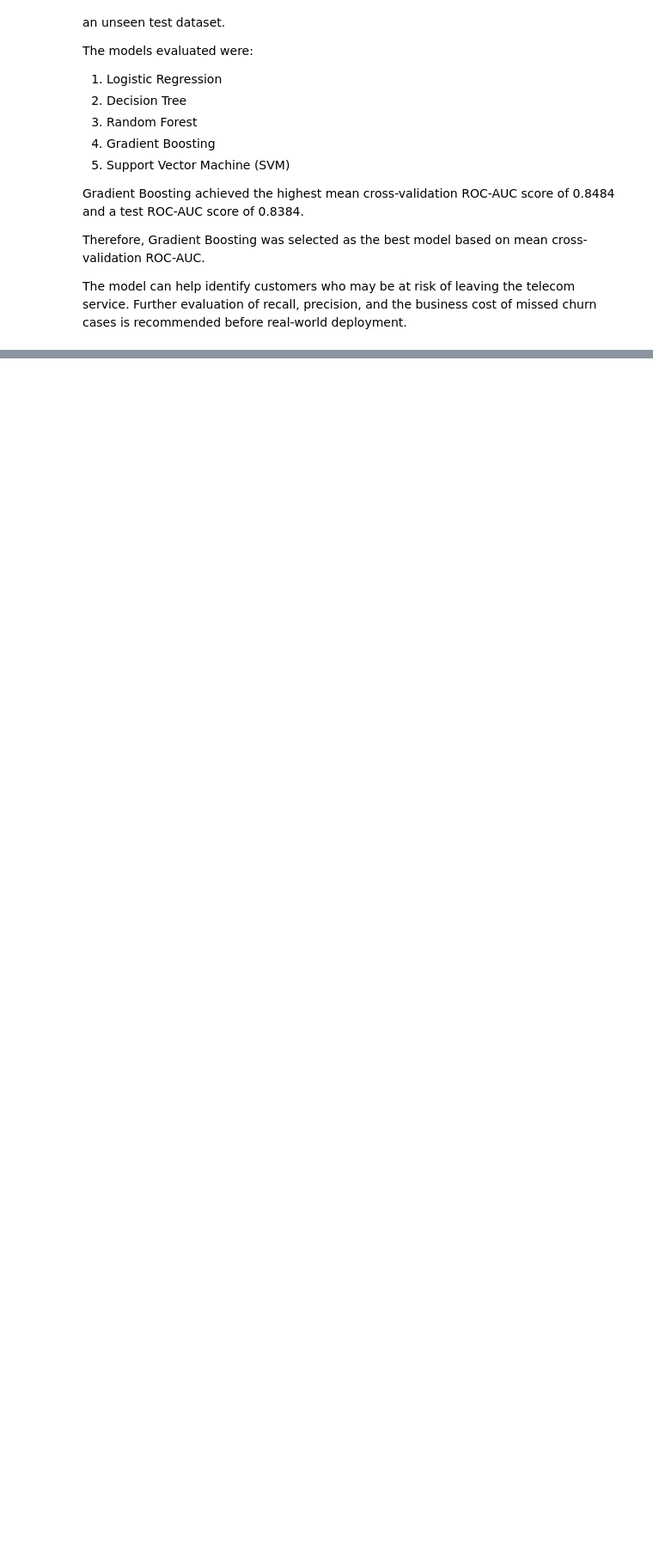
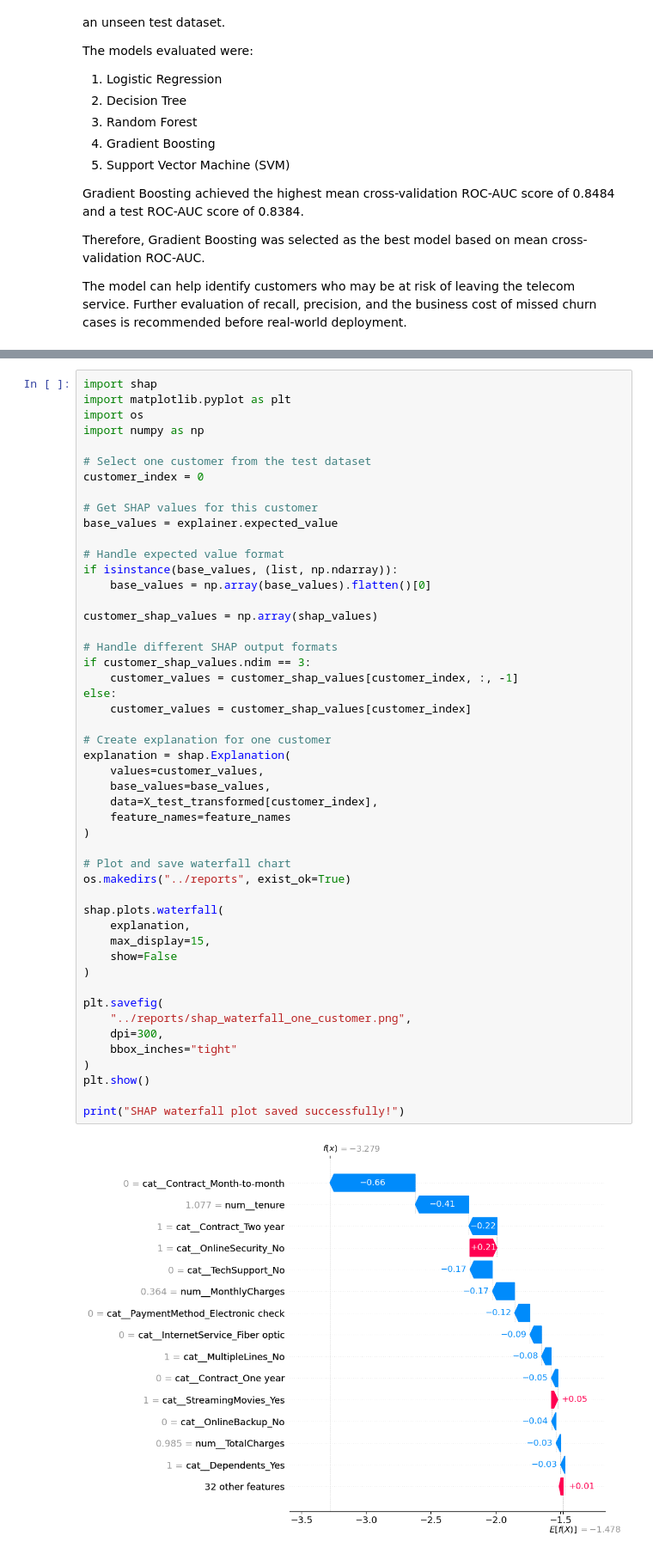
Before and after one commit to ritik1999348/CHURNSENSE, a Jupyter notebook: notebooks/03_modelling.ipynb, the cells around one changed output, grey strips where cells are left out. Shown at 86% size. Drawn from its saved outputs; the diff is of its cells as text; blank space fills up the shorter version.

```diff
--- a/notebooks/03_modelling.ipynb
+++ b/notebooks/03_modelling.ipynb
@@ -277,0 +530,51 @@ recommended before real-world deployment.
+# %%
+import shap
+import matplotlib.pyplot as plt
+import os
+import numpy as np
+
+# Select one customer from the test dataset
+customer_index = 0
+
+# Get SHAP values for this customer
+base_values = explainer.expected_value
+
+# Handle expected value format
+if isinstance(base_values, (list, np.ndarray)):
+    base_values = np.array(base_values).flatten()[0]
+
+customer_shap_values = np.array(shap_values)
+
+# Handle different SHAP output formats
+if customer_shap_values.ndim == 3:
+    customer_values = customer_shap_values[customer_index, :, -1]
+else:
+    customer_values = customer_shap_values[customer_index]
+
+# Create explanation for one customer
+explanation = shap.Explanation(
+    values=customer_values,
+    base_values=base_values,
+    data=X_test_transformed[customer_index],
+    feature_names=feature_names
+)
+
+# Plot and save waterfall chart
+os.makedirs("../reports", exist_ok=True)
+
+shap.plots.waterfall(
+    explanation,
+    max_display=15,
+    show=False
+)
+
+plt.savefig(
+    "../reports/shap_waterfall_one_customer.png",
+    dpi=300,
+    bbox_inches="tight"
+)
+plt.show()
+
+print("SHAP waterfall plot saved successfully!")
+# %% [output]
+[figure, added]
```
Also changed, not shown: parts of 12 cells of this notebook, 5 other files.
